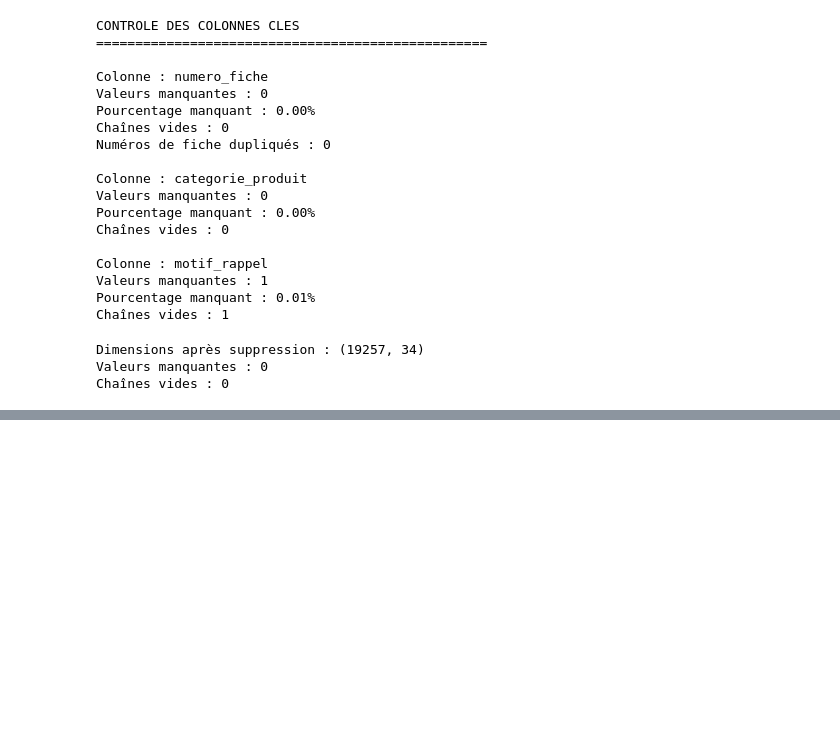
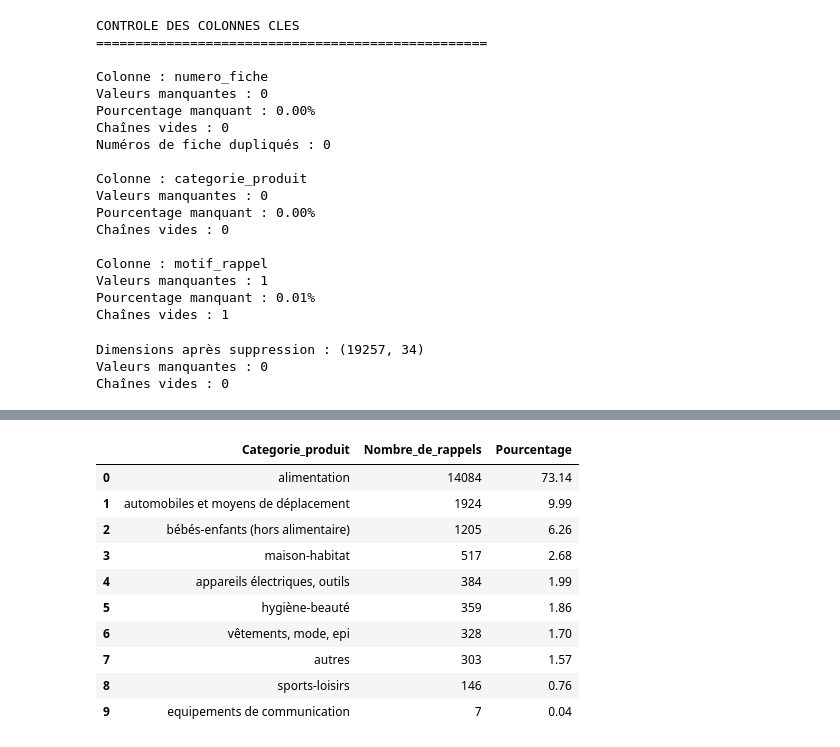
Before and after one commit to Kate-Parker/data_m2, a Jupyter notebook: notebook/nettoyage_donnees.ipynb, the cells around one changed output, grey strips where cells are left out. Drawn from its saved outputs; the diff is of its cells as text; code cells hidden in the pictures; blank space fills up the shorter version.

Commit message:
debut_segmentation

```diff
--- a/notebook/nettoyage_donnees.ipynb
+++ b/notebook/nettoyage_donnees.ipynb
@@ -318,3 +318,39 @@ STATISTIQUES DESCRIPTIVES
 | rappel_guid | 19258 | 19258 | 448ed756-1e34-41b2-9d0e-5d1465baa6d0 | 1 | NaN | NaN | NaN | NaN | NaN | NaN | NaN |
 | libelle | 19258 | 15729 | plats cuisinés et snacking | 44 | NaN | NaN | NaN | NaN | NaN | NaN | NaN |
 | id | 19258.0 | NaN | NaN | NaN | 16447.065479 | 9.0 | 6807.25 | 14134.5 | 20683.75 | 50108.0 | 13357.254891 |
+# %%
+
+# Segmentation descriptive par catégorie de produits
+# Comptage des rappels par catégorie
+repartition_categories = (
+    df["categorie_produit"]
+    .value_counts()
+    .reset_index()
+)
+
+repartition_categories.columns = [
+    "Categorie_produit",
+    "Nombre_de_rappels"
+]
+
+# Calcul du pourcentage
+repartition_categories["Pourcentage"] = (
+    repartition_categories["Nombre_de_rappels"]
+    / len(df)
+) * 100
+
+# Affichage des 10 catégories les plus représentées
+display(repartition_categories.head(10).round(2))
+repartition_categories = repartition_categories.reset_index(drop=True)
+# %% [output]
+|  | Categorie_produit | Nombre_de_rappels | Pourcentage |
+| 0 | alimentation | 14084 | 73.14 |
+| 1 | automobiles et moyens de déplacement | 1924 | 9.99 |
+| 2 | bébés-enfants (hors alimentaire) | 1205 | 6.26 |
+| 3 | maison-habitat | 517 | 2.68 |
+| 4 | appareils électriques, outils | 384 | 1.99 |
+| 5 | hygiène-beauté | 359 | 1.86 |
+| 6 | vêtements, mode, epi | 328 | 1.70 |
+| 7 | autres | 303 | 1.57 |
+| 8 | sports-loisirs | 146 | 0.76 |
+| 9 | equipements de communication | 7 | 0.04 |
```
Also changed, not shown: parts of 4 cells of this notebook.
